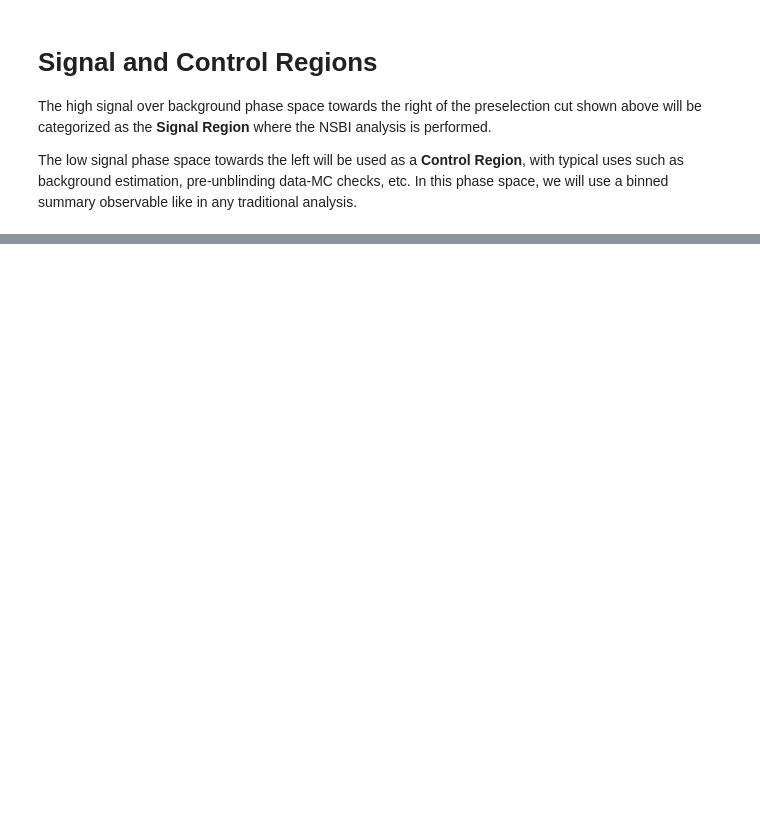
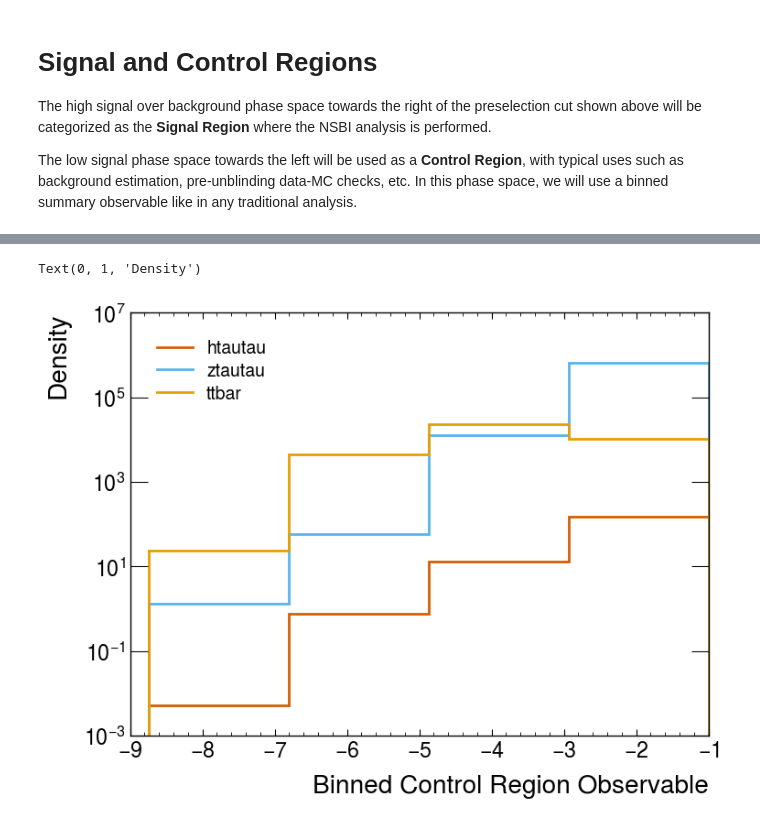
Before and after one commit to CrossGo14/NSBI-workflow-tutorial, a Jupyter notebook: FAIR_universe_Higgs_tautau/Preselection_withNN.ipynb, the cells around one changed output, grey strips where cells are left out. Saved outputs shown, nothing was run; the diff lists cells and outputs as text; code cells hidden in the pictures; blank space fills up the shorter version.

```diff
--- a/FAIR_universe_Higgs_tautau/Preselection_withNN.ipynb
+++ b/FAIR_universe_Higgs_tautau/Preselection_withNN.ipynb
@@ -300,6 +267,7 @@ dataset_channels = preselection_using_score(dataset_incl_nominal, channel_select
 # %%
 # Build a summary observable for binned Signal/Control Regions
 hist_binned = {}
+bins = {}
 
 config.update(
     {
@@ -313,16 +281,14 @@ for channel, dict_observable in channel_selections.items():
 
     fit_observable = dict_observable['observable']
 
-    config.update(
+    config["Regions"].append(
     {
-        "Regions": config[""[{
             "Name": channel,
             "Filter": channel_selections[channel]['preselections'],
-            "Variable": None,
+            "Variable": channel_selections[channel]['observable'],
             "Binning": None
-        },]
-    }
-)
+        },
+    )
 
     if fit_observable == None: continue
 
@@ -333,22 +299,22 @@ for channel, dict_observable in channel_selections.items():
 
     num_bin_edges = dict_observable['num_bins'] + 1
 
-    bins = np.linspace(min_kin, max_kin, num = num_bin_edges)
+    bins[channel] = np.linspace(min_kin, max_kin, num = num_bin_edges)
+
+    config["Regions"][-1]["Binning"] = bins[channel].astype(float).tolist()
 
     # Use the high-level preselection NN score as a summary observable for Control Region
     for process in labels_dict:
         dataset_process = dataset_channels[channel][dataset_channels[channel].detailed_labels==process]
-        hist_binned[channel][process], bins = np.histogram(np.clip(dataset_process[fit_observable], min_kin, max_kin),
+        hist_binned[channel][process], bins[channel] = np.histogram(np.clip(dataset_process[fit_observable], min_kin, max_kin),
                                     weights = dataset_process['weights'].ravel(),
-                                    bins = bins)
+                                    bins = bins[channel])
 
-    # Save the Control Region observable
-    with open(f"{PATH_TO_SAVED_DATA}hist_binned_{channel}.pkl", "wb") as fp:
-        pickle.dump(hist_binned[channel], fp)
+    # # Save the Control Region observable
+    # with open(f"{PATH_TO_SAVED_DATA}hist_binned_{channel}.pkl", "wb") as fp:
+    #     pickle.dump(hist_binned[channel], fp)
 
-    np.save(f"{PATH_TO_SAVED_DATA}bins_{channel}.npy", bins)
-
-    del dataset_channels[channel]
+    # np.save(f"{PATH_TO_SAVED_DATA}bins_{channel}.npy", bins)
 # %%
 hist_binned['SR_binned']['htautau']
 # %% [output]
@@ -356,3 +322,19 @@ array([1.0238822], dtype=float32)
+# %%
+# Plot the Control Region observable
+
+channel = 'CR'
+
+for process in labels_dict:
+
+    hep.histplot(hist_binned[channel][process], bins = bins[channel], label=process, linewidth=2.0)
+
+plt.legend()
+plt.xlabel('Binned Control Region Observable')
+plt.yscale('log')
+plt.ylabel('Density')
+# %% [output]
+Text(0, 1, 'Density')
+[figure, added]
 # %%
 # Plot the Control Region observable
 
```
Also changed, not shown: parts of 14 cells of this notebook, 3 other files.
